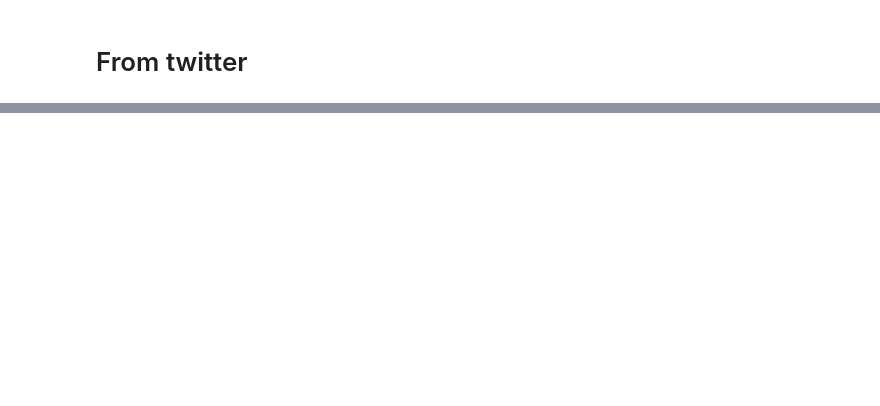
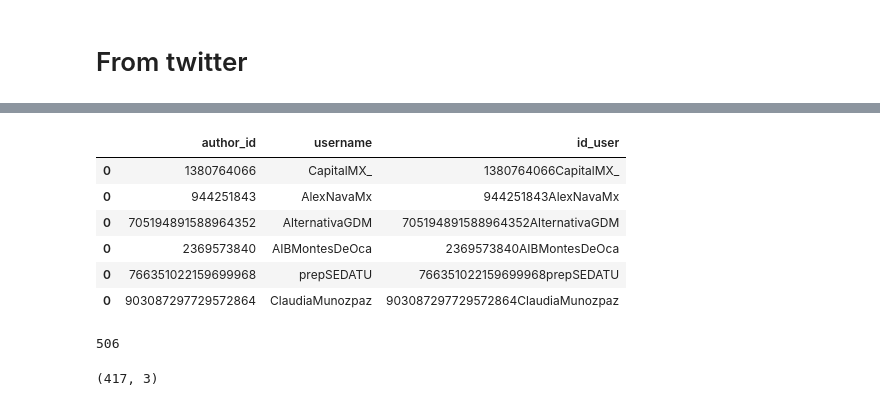
Before and after one commit to caroacostatovany/analisis-de-tweets, a Jupyter notebook: notebooks/Scrapping Tweets.ipynb, the cells around one changed output, grey strips where cells are left out. Cells and saved outputs as stored; diff of their text form; code cells hidden in the pictures; blank space fills up the shorter version.

```diff
--- a/notebooks/Scrapping Tweets.ipynb
+++ b/notebooks/Scrapping Tweets.ipynb
@@ -54,0 +138,19 @@ df
+# %%
+df_2 = pd.DataFrame()
+for api in res.includes:
+    for tweet in api['users']:
+        lista = np.array([tweet['id'], tweet['username']])
+        temp = temp = pd.DataFrame([lista], columns=['author_id', 'username'])
+        df_2 = pd.concat([df_2,temp], axis=0)
+# %%
+df_2['id_user'] = df_2.author_id.astype('str') + df_2.username
+# %%
+df_2.head(6)
+# %% [output]
+|  | author_id | username | id_user |
+| 0 | 1380764066 | CapitalMX_ | 1380764066CapitalMX_ |
+| 0 | 944251843 | AlexNavaMx | 944251843AlexNavaMx |
+| 0 | 705194891588964352 | AlternativaGDM | 705194891588964352AlternativaGDM |
+| 0 | 2369573840 | AIBMontesDeOca | 2369573840AIBMontesDeOca |
+| 0 | 766351022159699968 | prepSEDATU | 766351022159699968prepSEDATU |
+| 0 | 903087297729572864 | ClaudiaMunozpaz | 903087297729572864ClaudiaMunozpaz |
@@ -54,0 +159,8 @@ df
+# %%
+len(pd.unique(df_1.id))
+# %% [output]
+506
+# %%
+df_2.shape
+# %% [output]
+(417, 3)
```
Also changed, not shown: parts of 29 cells of this notebook, 2 other files.
